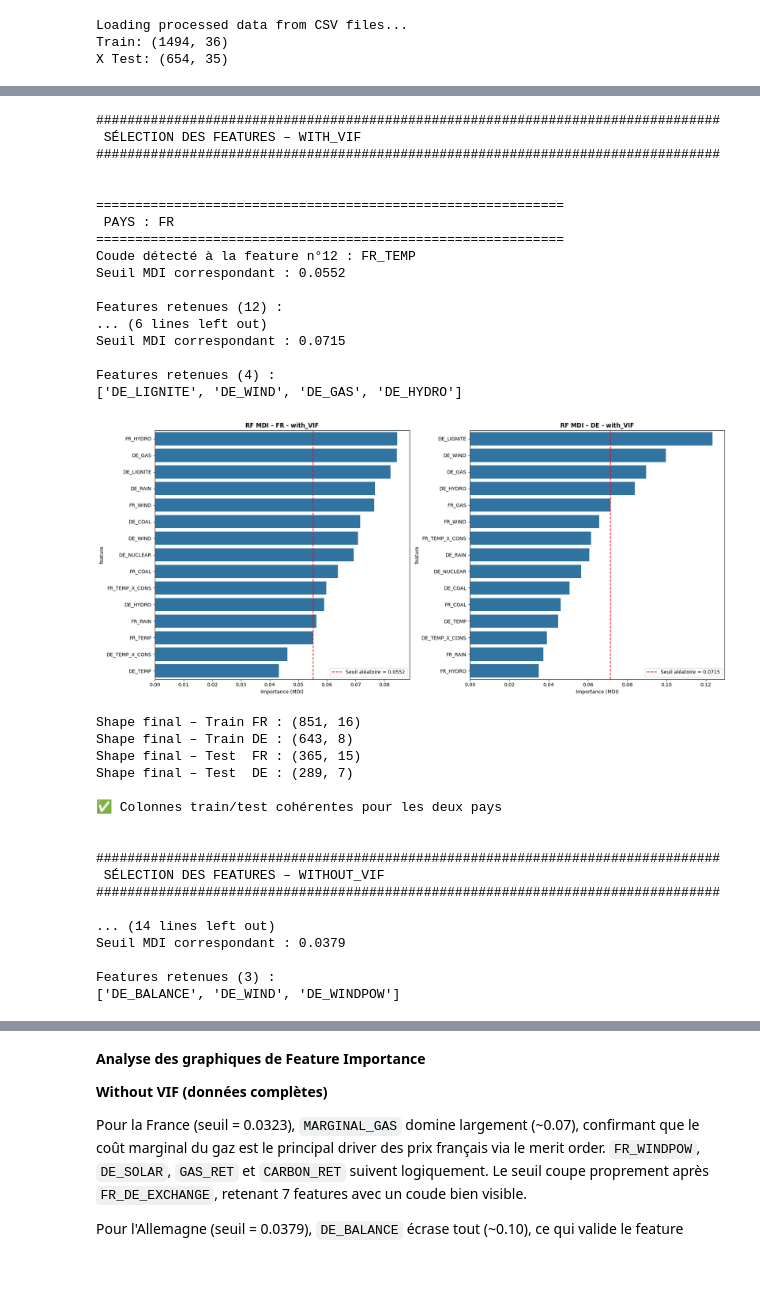
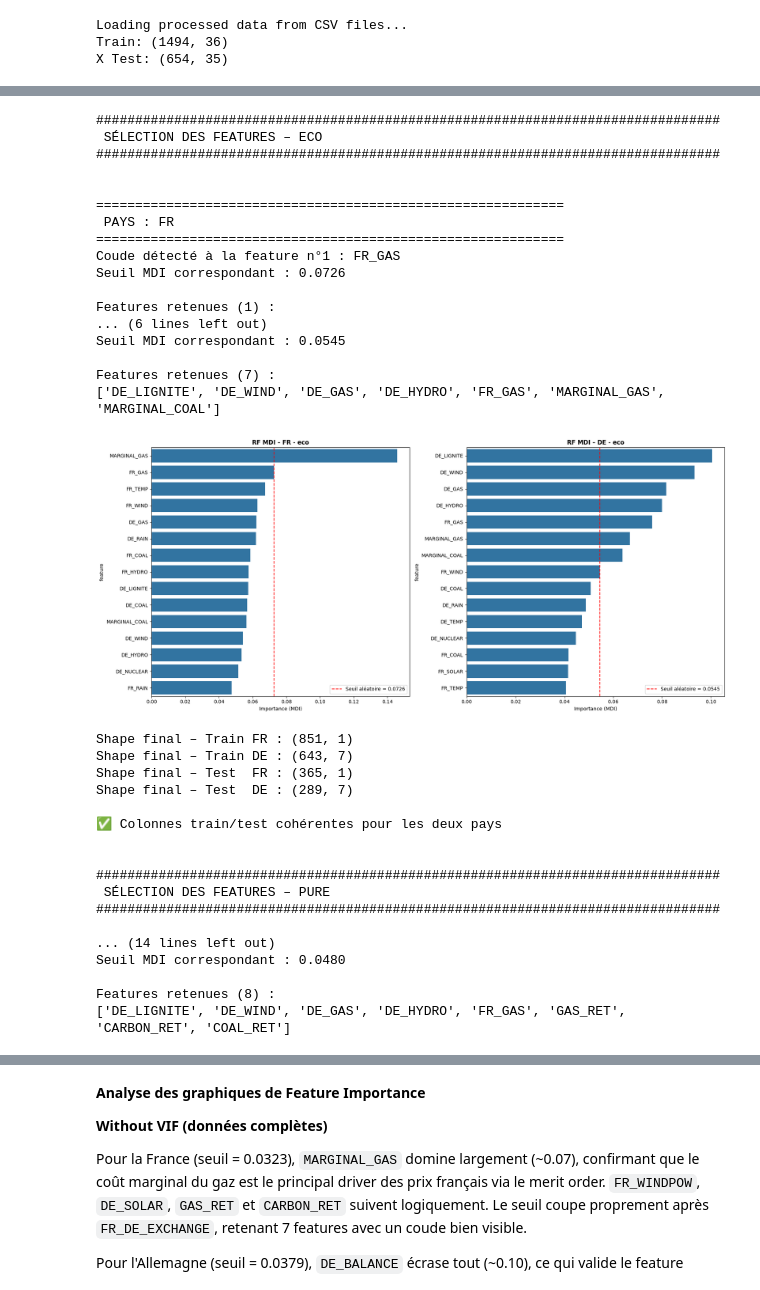
Before and after one commit to hugoser10/explaining-electricity-prices, a Jupyter notebook: main.ipynb, the cells around one changed output, grey strips where cells are left out. Drawn from its saved outputs; the diff is of its cells as text; code cells hidden in the pictures.

```diff
--- a/main.ipynb
+++ b/main.ipynb
@@ -104,4 +109,7 @@ print(f'X Test: {x_test.shape}')
 Loading processed data from CSV files...
 Train: (1494, 36)
 X Test: (654, 35)
+# %%
+with open(os.path.join(DATA_DIR, 'facteurs.json'), 'r') as f:
+    columns_dict = json.load(f)
 # %% [markdown]
@@ -175,7 +294,0 @@ Features construites : ['DE_BALANCE', 'DE_TEMP_X_CONS', 'DE_TOTAL_RENEW', 'FR_BA
-# %%
-with open(DATA_DIR + "facteurs.json") as f:
-    columns_dict = json.load(f)
-
-features_columns = []
-for liste in columns_dict.values():
-    features_columns += liste
@@ -299,10 +366,0 @@ aussi bien sur le train que sur le test pour garantir la cohérence des deux jeu
-# %%
-# Récupération des données cleanés
-x_fr = data_dict['FR'][0].drop(columns=['TARGET'] + columns_dict['to_keep'])
-y_fr = data_dict['FR'][0]['TARGET']
-
-x_de = data_dict['DE'][0].drop(columns=['TARGET'] + columns_dict['to_keep'])
-y_de = data_dict['DE'][0]['TARGET']
-
-x_test_fr = data_dict['FR'][1].drop(columns=columns_dict['to_keep'])
-x_test_de = data_dict['DE'][1].drop(columns=columns_dict['to_keep'])
@@ -439,7 +403,7 @@ def compute_elbow_threshold(X, y, seed=SEED):
 
 features_data_dict = {}
 
-for data_type, dico in zip(['with_VIF','without_VIF'], [data_no_colinear_dict, data_dict]):
+for data_type, dataset in zip(['eco','pure'], [datasets['eco'], datasets['pure']]):
     print(f"\n\n{'#'*80}")
     print(f" SÉLECTION DES FEATURES – {data_type.upper()} ")
     print(f"{'#'*80}\n")
@@ -447,11 +411,11 @@ for data_type, dico in zip(['with_VIF','without_VIF'], [data_no_colinear_dict, d
     selected_features = {}
     fig, axes = plt.subplots(1, 2, figsize=(18, 8))
 
-    x_fr = dico['FR'][0].drop(columns=['TARGET'] + columns_dict['to_keep'])
-    y_fr = dico['FR'][0]['TARGET']
+    x_fr = dataset['FR']["x_train"]
+    y_fr = dataset['FR']["y_train"]
 
-    x_de = dico['DE'][0].drop(columns=['TARGET'] + columns_dict['to_keep'])
-    y_de = dico['DE'][0]['TARGET']
+    x_de = dataset['DE']["x_train"]
+    y_de = dataset['DE']["y_train"]
 
     for ax, country, X, y in zip(axes, ['FR', 'DE'], [x_fr, x_de], [y_fr, y_de]):
 
@@ -479,67 +443,63 @@ for data_type, dico in zip(['with_VIF','without_VIF'], [data_no_colinear_dict, d
         print(f"\nFeatures retenues ({len(selected_features[country])}) :")
         print(selected_features[country])
 
         # Plot
         sns.barplot(data=importance_df.head(15), y='feature', x='importance', ax=ax)
         ax.axvline(MDI_THRESHOLD, color='red', linestyle='--',
                 label=f'Seuil aléatoire = {MDI_THRESHOLD:.4f}')
         ax.set_title(f'RF MDI – {country} - {data_type}', fontweight='bold')
         ax.set_xlabel('Importance (MDI)')
         ax.legend()
 
     plt.tight_layout()
     plt.show()
 
     # Application aux datasets
-    x_fr_final = dico['FR'][0][selected_features['FR'] + columns_dict['to_keep'] + ['TARGET']]
-    x_de_final = dico['DE'][0][selected_features['DE'] + columns_dict['to_keep'] + ['TARGET']]
+    datasets[data_type]['FR']['x_train'] = datasets[data_type]['FR']['x_train'][selected_features['FR']]
+    datasets[data_type]['DE']['x_train'] = datasets[data_type]['DE']['x_train'][selected_features['DE']]
 
-    x_test_fr_final = dico['FR'][1][selected_features['FR'] + columns_dict['to_keep']]
-    x_test_de_final = dico['DE'][1][selected_features['DE'] + columns_dict['to_keep']]
+    datasets[data_type]['FR']['x_test'] = datasets[data_type]['FR']['x_test'][selected_features['FR']]
+    datasets[data_type]['DE']['x_test'] = datasets[data_type]['DE']['x_test'][selected_features['DE']]
 
-    features_data_dict[data_type] = {
-        'FR': (x_fr_final, x_test_fr_final),
-        'DE': (x_de_final, x_test_de_final)
-    }
 
-    print(f"\nShape final – Train FR : {x_fr_final.shape}")
-    print(f"Shape final – Train DE : {x_de_final.shape}")
-    print(f"Shape final – Test  FR : {x_test_fr_final.shape}")
-    print(f"Shape final – Test  DE : {x_test_de_final.shape}")
+    print(f"\nShape final – Train FR : {datasets[data_type]['FR']['x_train'].shape}")
+    print(f"Shape final – Train DE : {datasets[data_type]['DE']['x_train'].shape}")
+    print(f"Shape final – Test  FR : {datasets[data_type]['FR']['x_test'].shape}")
+    print(f"Shape final – Test  DE : {datasets[data_type]['DE']['x_test'].shape}")
     print("\n✅ Colonnes train/test cohérentes pour les deux pays")
 # %% [output]
 ################################################################################
- SÉLECTION DES FEATURES – WITH_VIF
+ SÉLECTION DES FEATURES – ECO
 ################################################################################
 
 
 ============================================================
  PAYS : FR
 ============================================================
-Coude détecté à la feature n°12 : FR_TEMP
-Seuil MDI correspondant : 0.0552
+Coude détecté à la feature n°1 : FR_GAS
+Seuil MDI correspondant : 0.0726
 
-Features retenues (12) :
+Features retenues (1) :
 ... (6 lines left out)
-Seuil MDI correspondant : 0.0715
+Seuil MDI correspondant : 0.0545
 
-Features retenues (4) :
-['DE_LIGNITE', 'DE_WIND', 'DE_GAS', 'DE_HYDRO']
+Features retenues (7) :
+['DE_LIGNITE', 'DE_WIND', 'DE_GAS', 'DE_HYDRO', 'FR_GAS', 'MARGINAL_GAS', 'MARGINAL_COAL']
-[figure, old version]
+[figure, new version]
-Shape final – Train FR : (851, 16)
-Shape final – Train DE : (643, 8)
-Shape final – Test  FR : (365, 15)
+Shape final – Train FR : (851, 1)
+Shape final – Train DE : (643, 7)
+Shape final – Test  FR : (365, 1)
 Shape final – Test  DE : (289, 7)
 
 ✅ Colonnes train/test cohérentes pour les deux pays
 
 
 ################################################################################
- SÉLECTION DES FEATURES – WITHOUT_VIF
+ SÉLECTION DES FEATURES – PURE
 ################################################################################
 
 ... (14 lines left out)
-Seuil MDI correspondant : 0.0379
+Seuil MDI correspondant : 0.0480
 
-Features retenues (3) :
-['DE_BALANCE', 'DE_WIND', 'DE_WINDPOW']
+Features retenues (8) :
+['DE_LIGNITE', 'DE_WIND', 'DE_GAS', 'DE_HYDRO', 'FR_GAS', 'GAS_RET', 'CARBON_RET', 'COAL_RET']
```
Also changed, not shown: parts of 26 cells of this notebook, 6 other files.
